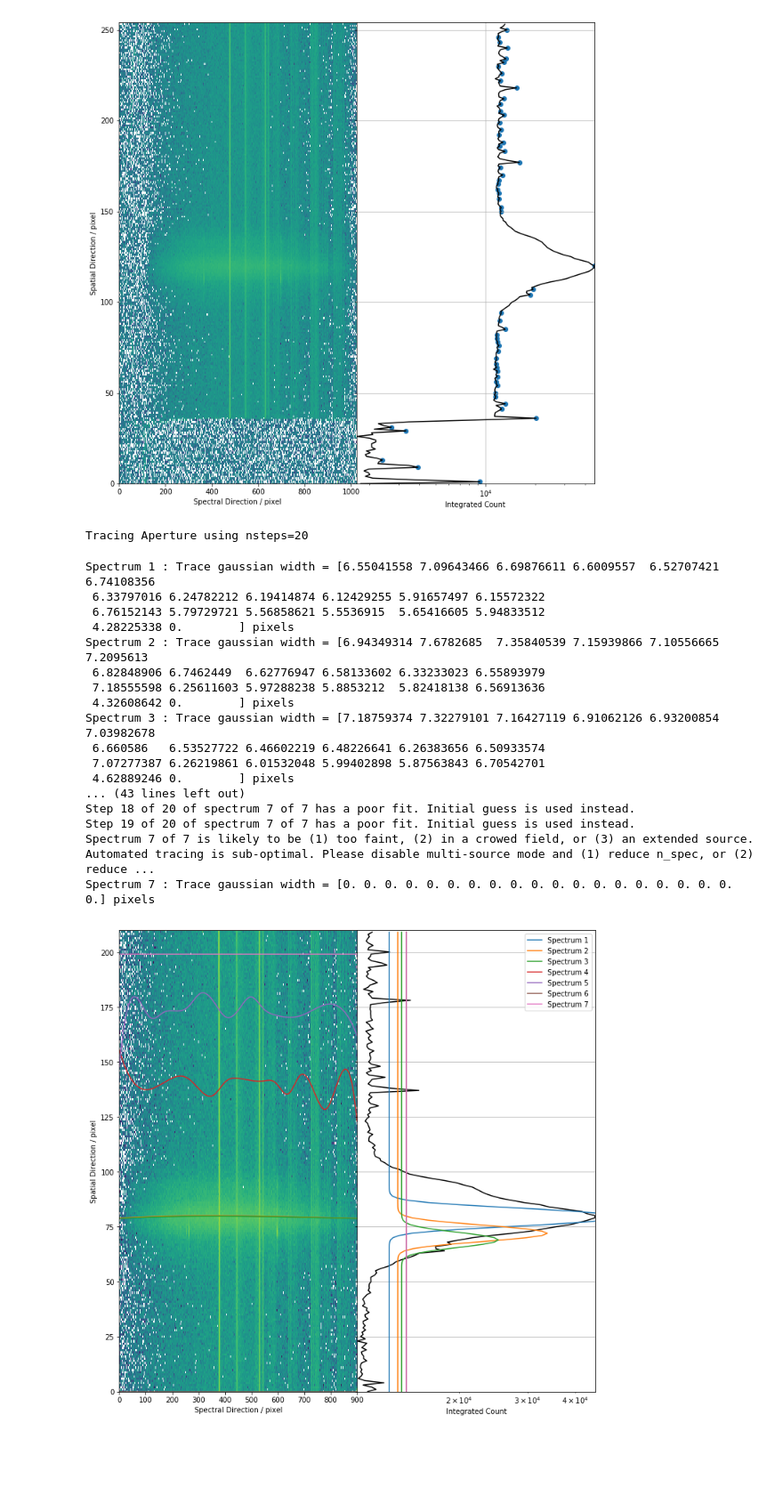
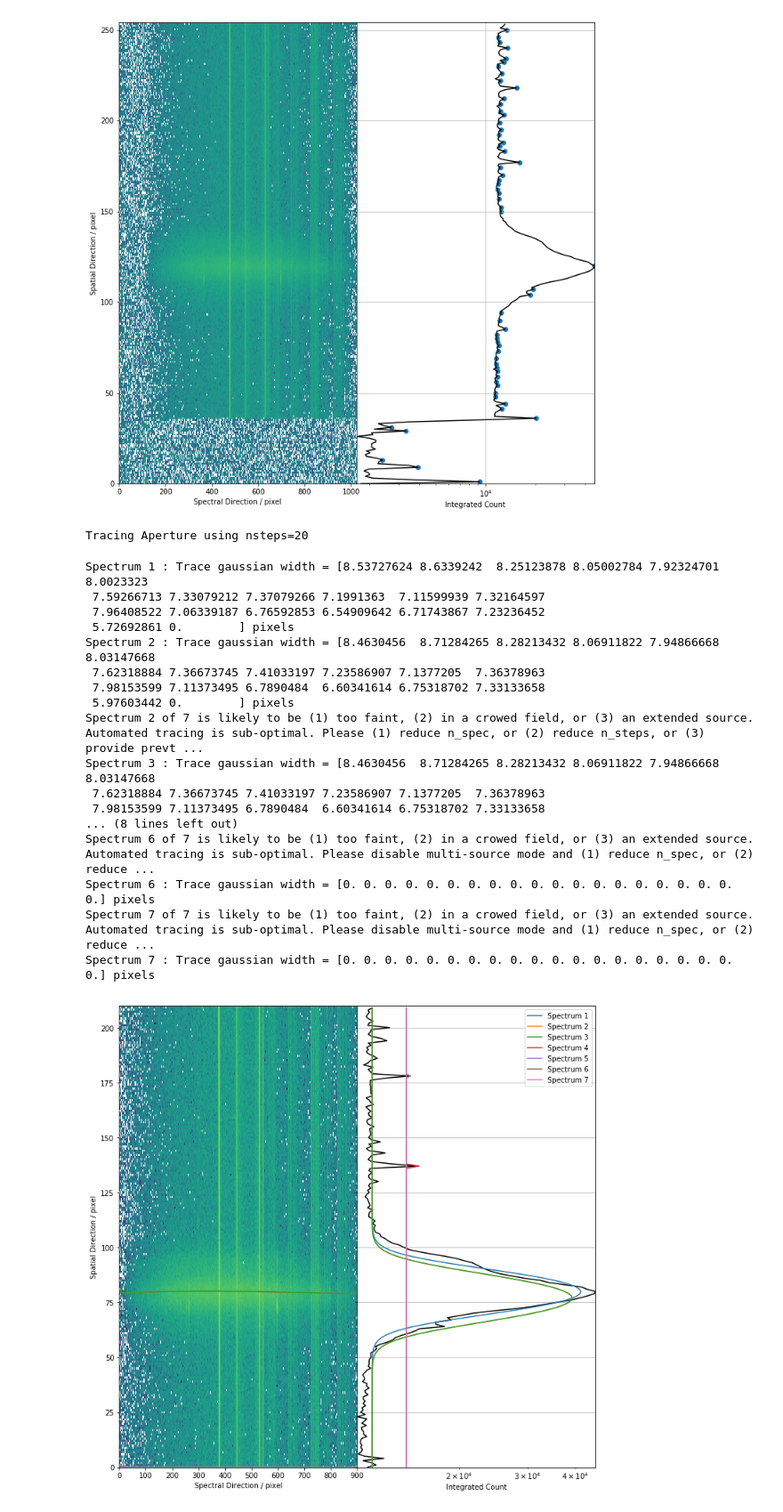
Before and after one commit to cylammarco/ASPIRED, a Jupyter notebook: SPRAT_2dspec_AT2019fsw.ipynb, the cells around one changed output. Shown at 89% size. Drawn from its saved outputs; the diff is of its cells as text; code cells hidden in the pictures; blank space fills up the shorter version.

```diff
--- a/SPRAT_2dspec_AT2019fsw.ipynb
+++ b/SPRAT_2dspec_AT2019fsw.ipynb
@@ -38,36 +38,36 @@ peaks_y, heights_y = twodspec._find_peaks(detect_cosmics(sprat_data)[1], spec_si
 # %%
 # (3) example of twodspec.ap_trace() with cosmic ray removal, selecting the 7 brightest spectra
 #     in the pixel range covered by spatial_mask and spec_mask.
 #     The emission line can be identified by the peak finding algorithm, but a continuum cannot
 #     be traced because there is not one! The row number of the orange gaussian can be noted
 #     and use it for aperture extraction.
 
 spatial_mask = np.arange(40,250)
 spec_mask = np.arange(100,1000)
 
-my, y_sigma = twodspec.ap_trace(sprat_data, nsteps=20, spatial_mask=spatial_mask, spec_mask=spec_mask,
+my, my_sigma = twodspec.ap_trace(sprat_data, nsteps=20, spatial_mask=spatial_mask, spec_mask=spec_mask,
                                 cosmic=True, n_spec=7, recenter=False, prevtrace=(0, ), bigbox=8, Saxis=1,
                                 nomessage=False, display=True)
 # %% [output]
 Tracing Aperture using nsteps=20
-Spectrum 1 : Trace gaussian width = [6.55041558 7.09643466 6.69876611 6.6009557  6.52707421 6.74108356
- 6.33797016 6.24782212 6.19414874 6.12429255 5.91657497 6.15572322
- 6.76152143 5.79729721 5.56858621 5.5536915  5.65416605 5.94833512
- 4.28225338 0.        ] pixels
-Spectrum 2 : Trace gaussian width = [6.94349314 7.6782685  7.35840539 7.15939866 7.10556665 7.2095613
- 6.82848906 6.7462449  6.62776947 6.58133602 6.33233023 6.55893979
- 7.18555598 6.25611603 5.97288238 5.8853212  5.82418138 6.56913636
- 4.32608642 0.        ] pixels
-Spectrum 3 : Trace gaussian width = [7.18759374 7.32279101 7.16427119 6.91062126 6.93200854 7.03982678
- 6.660586   6.53527722 6.46602219 6.48226641 6.26383656 6.50933574
- 7.07277387 6.26219861 6.01532048 5.99402898 5.87563843 6.70542701
- 4.62889246 0.        ] pixels
-... (43 lines left out)
-Step 18 of 20 of spectrum 7 of 7 has a poor fit. Initial guess is used instead.
-Step 19 of 20 of spectrum 7 of 7 has a poor fit. Initial guess is used instead.
+Spectrum 1 : Trace gaussian width = [8.53727624 8.6339242  8.25123878 8.05002784 7.92324701 8.0023323
+ 7.59266713 7.33079212 7.37079266 7.1991363  7.11599939 7.32164597
+ 7.96408522 7.06339187 6.76592853 6.54909642 6.71743867 7.23236452
+ 5.72692861 0.        ] pixels
+Spectrum 2 : Trace gaussian width = [8.4630456  8.71284265 8.28213432 8.06911822 7.94866668 8.03147668
+ 7.62318884 7.36673745 7.41033197 7.23586907 7.1377205  7.36378963
+ 7.98153599 7.11373495 6.7890484  6.60341614 6.75318702 7.33133658
+ 5.97603442 0.        ] pixels
+Spectrum 2 of 7 is likely to be (1) too faint, (2) in a crowed field, or (3) an extended source. Automated tracing is sub-optimal. Please (1) reduce n_spec, or (2) reduce n_steps, or (3) provide prevt ...
+Spectrum 3 : Trace gaussian width = [8.4630456  8.71284265 8.28213432 8.06911822 7.94866668 8.03147668
+ 7.62318884 7.36673745 7.41033197 7.23586907 7.1377205  7.36378963
+ 7.98153599 7.11373495 6.7890484  6.60341614 6.75318702 7.33133658
+... (8 lines left out)
+Spectrum 6 of 7 is likely to be (1) too faint, (2) in a crowed field, or (3) an extended source. Automated tracing is sub-optimal. Please disable multi-source mode and (1) reduce n_spec, or (2) reduce ...
+Spectrum 6 : Trace gaussian width = [0. 0. 0. 0. 0. 0. 0. 0. 0. 0. 0. 0. 0. 0. 0. 0. 0. 0. 0. 0.] pixels
 Spectrum 7 of 7 is likely to be (1) too faint, (2) in a crowed field, or (3) an extended source. Automated tracing is sub-optimal. Please disable multi-source mode and (1) reduce n_spec, or (2) reduce ...
 Spectrum 7 : Trace gaussian width = [0. 0. 0. 0. 0. 0. 0. 0. 0. 0. 0. 0. 0. 0. 0. 0. 0. 0. 0. 0.] pixels
-[figure, old version]
+[figure, new version]
 # %%
 # Spectrum with only emission lines a special case where the continuum cannot be traced.
 # Users have to supply row numbers.
```
Also changed, not shown: parts of 2 cells of this notebook, 3 other files.
